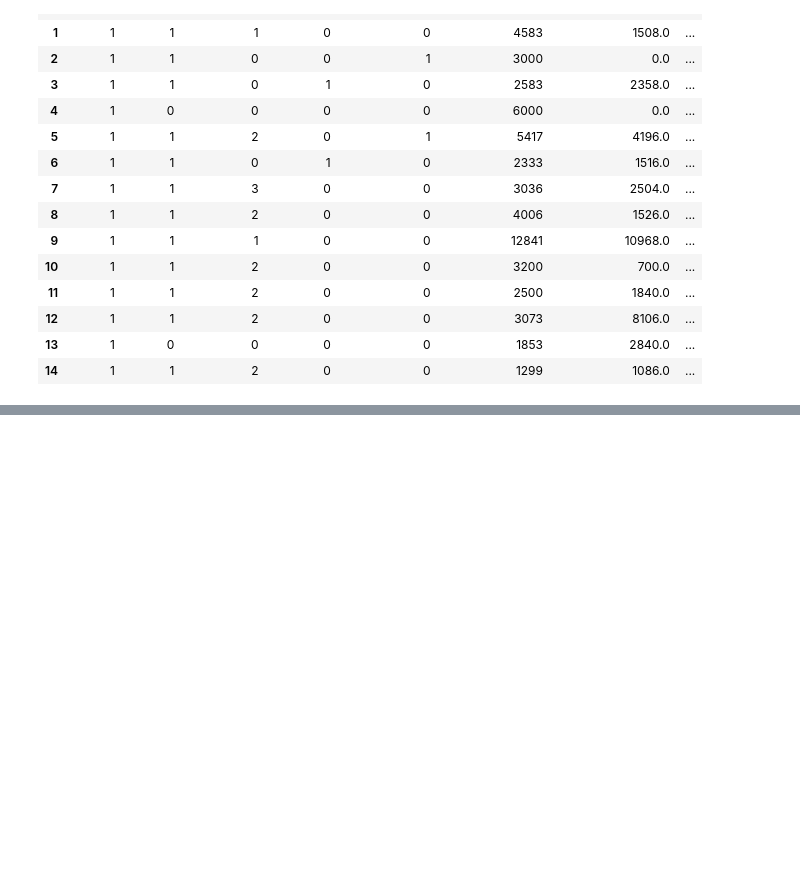
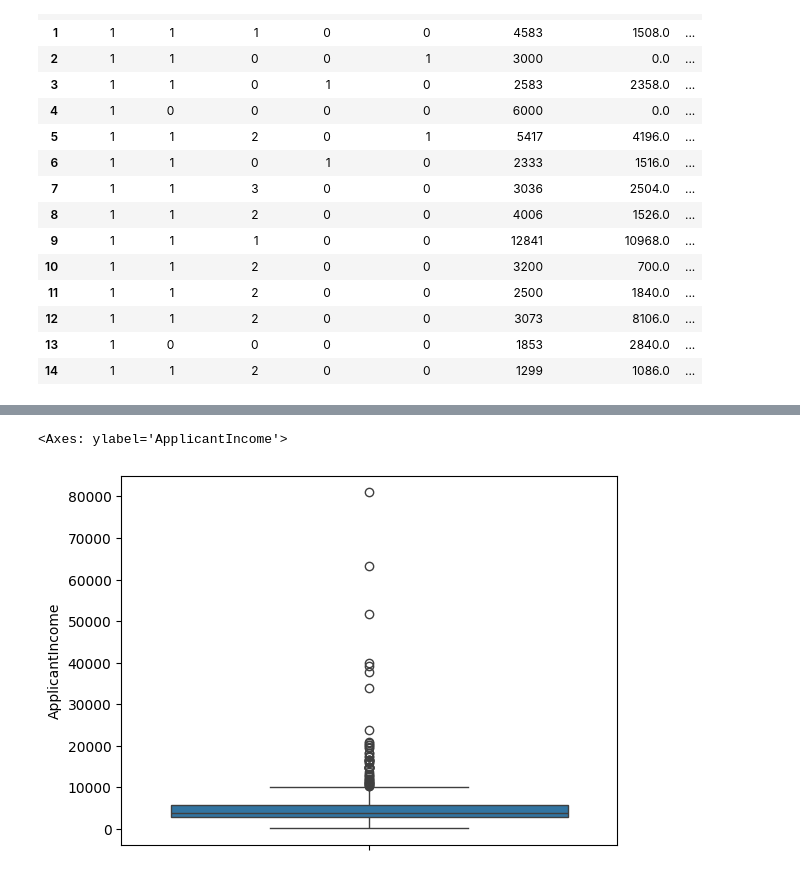
Before and after one commit to MuneefMumthas/CO653-TEAM-EM, a Jupyter notebook: CO653-TEAM-EM.ipynb, the cells around one changed output, grey strips where cells are left out. Saved outputs shown, nothing was run; the diff lists cells and outputs as text; code cells hidden in the pictures; blank space fills up the shorter version.

```diff
--- a/CO653-TEAM-EM.ipynb
+++ b/CO653-TEAM-EM.ipynb
@@ -205,0 +261,7 @@ train.head(15)
+# %%
+'ApplicantIncome	CoapplicantIncome	LoanAmount'
+
+sns.boxplot(train["ApplicantIncome"])
+# %% [output]
+<Axes: ylabel='ApplicantIncome'>
+[figure, added]
```
Also changed, not shown: parts of 14 cells of this notebook.
